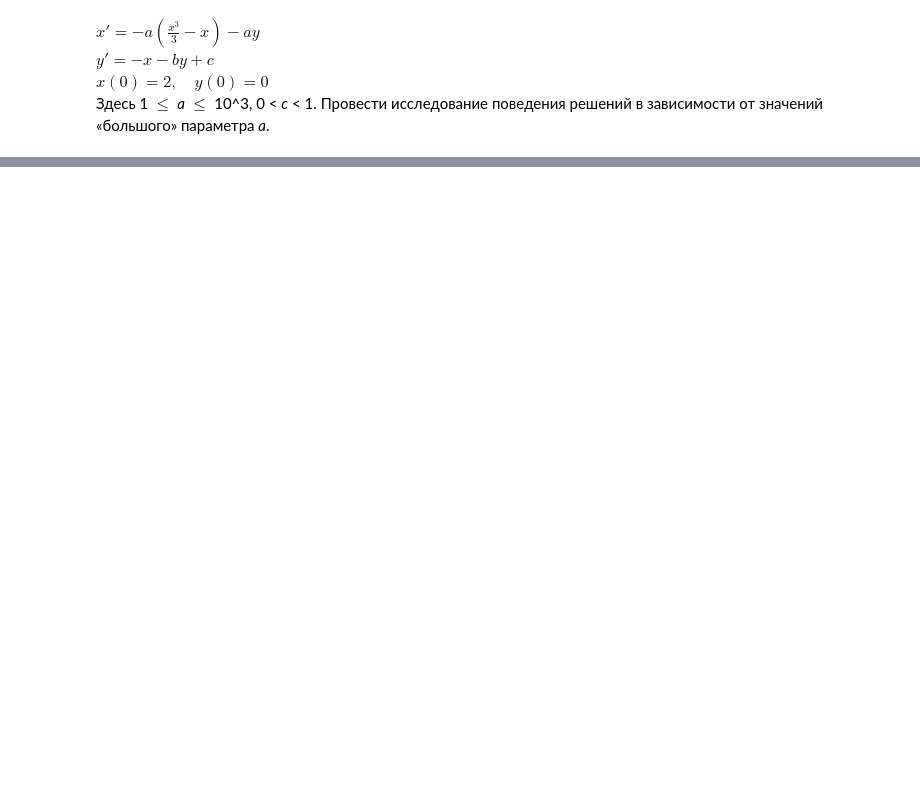
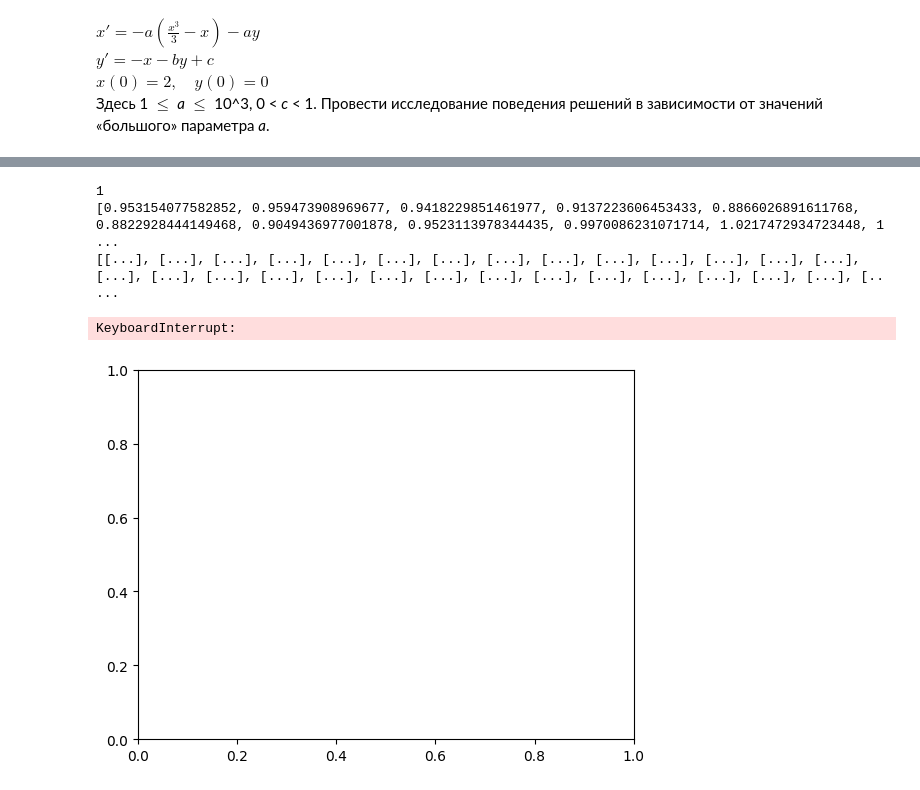
Before and after one commit to ArnautovPeter/projectPractice, a Jupyter notebook: src/addaptiv_step.ipynb, the cells around one changed output, grey strips where cells are left out. Saved outputs shown, nothing was run; the diff lists cells and outputs as text; code cells hidden in the pictures; blank space fills up the shorter version.

```diff
--- a/src/addaptiv_step.ipynb
+++ b/src/addaptiv_step.ipynb
@@ -198,0 +190,37 @@ while a <= 200:
+# %%
+T0 = 0.1
+T = 0.001
+t_start = 0
+t_finish = 20
+a = 1
+X = []
+Y = []
+A = []
+while a <= 10:
+    A.append(a)
+    c = 0.6
+    b = 0.5
+    veriables = (T0, T, a, b, c)
+    xn = 2
+    yn = 0
+    # for n in range(100):
+    array2 = do_method(explicit_method, t_start, t_finish, [t_start], [(xn, yn)], veriables)
+    xn = array2[1][-1][0]
+    yn = array2[1][-1][1]
+    X.append(xn)
+    Y.append(yn)
+    if a in [1, 2, 3, 4, 5, 6, 7, 8, 9, 10]:
+        print(a)
+    a += 0.1
+print(X)
+print(A)
+fig2 = plt.figure()
+ax = fig2.add_subplot(111)
+ax.scatter(A, X, "x from a")
+fig2.show()
+# %% [output]
+1
+[0.953154077582852, 0.959473908969677, 0.9418229851461977, 0.9137223606453433, 0.8866026891611768, 0.8822928444149468, 0.9049436977001878, 0.9523113978344435, 0.9970086231071714, 1.0217472934723448, 1 ...
+[[...], [...], [...], [...], [...], [...], [...], [...], [...], [...], [...], [...], [...], [...], [...], [...], [...], [...], [...], [...], [...], [...], [...], [...], [...], [...], [...], [...], [.. ...
+KeyboardInterrupt:
+[figure, added]
```
Also changed, not shown: parts of 1 cell of this notebook.
